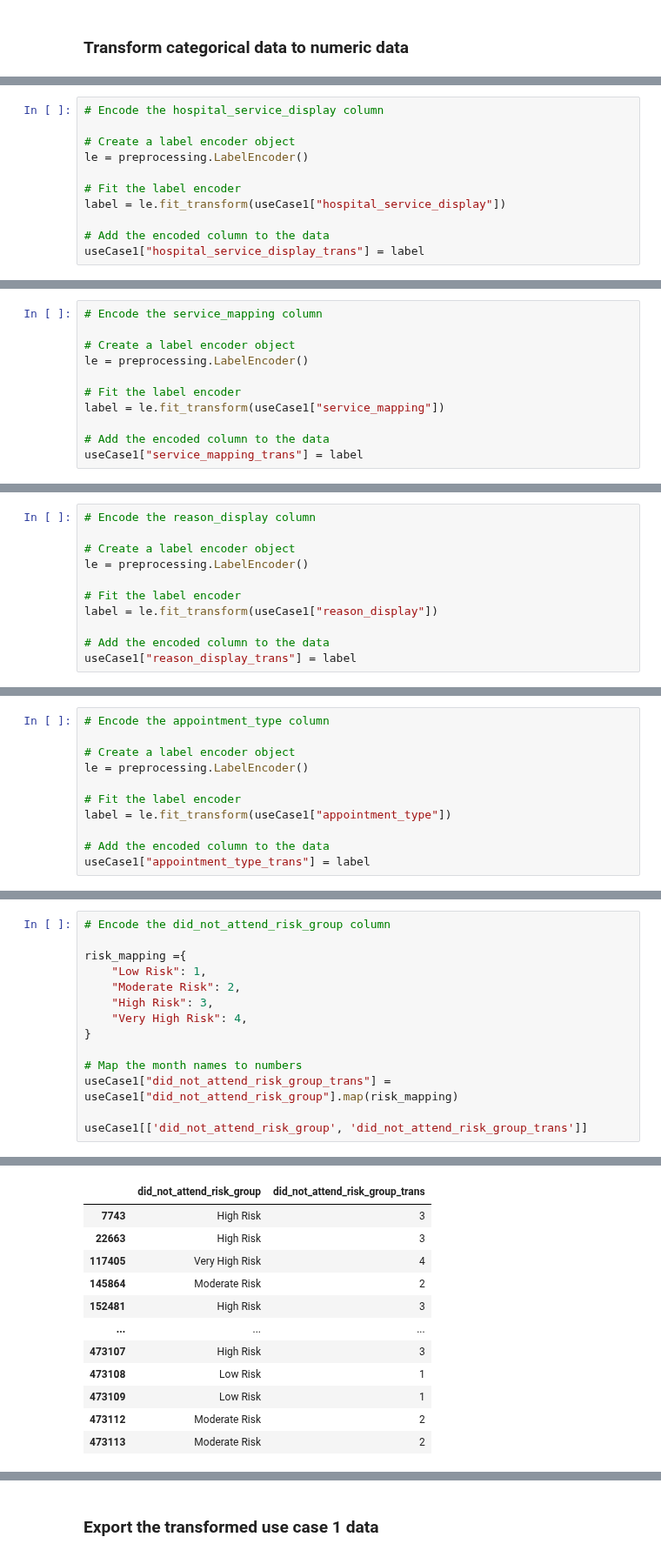
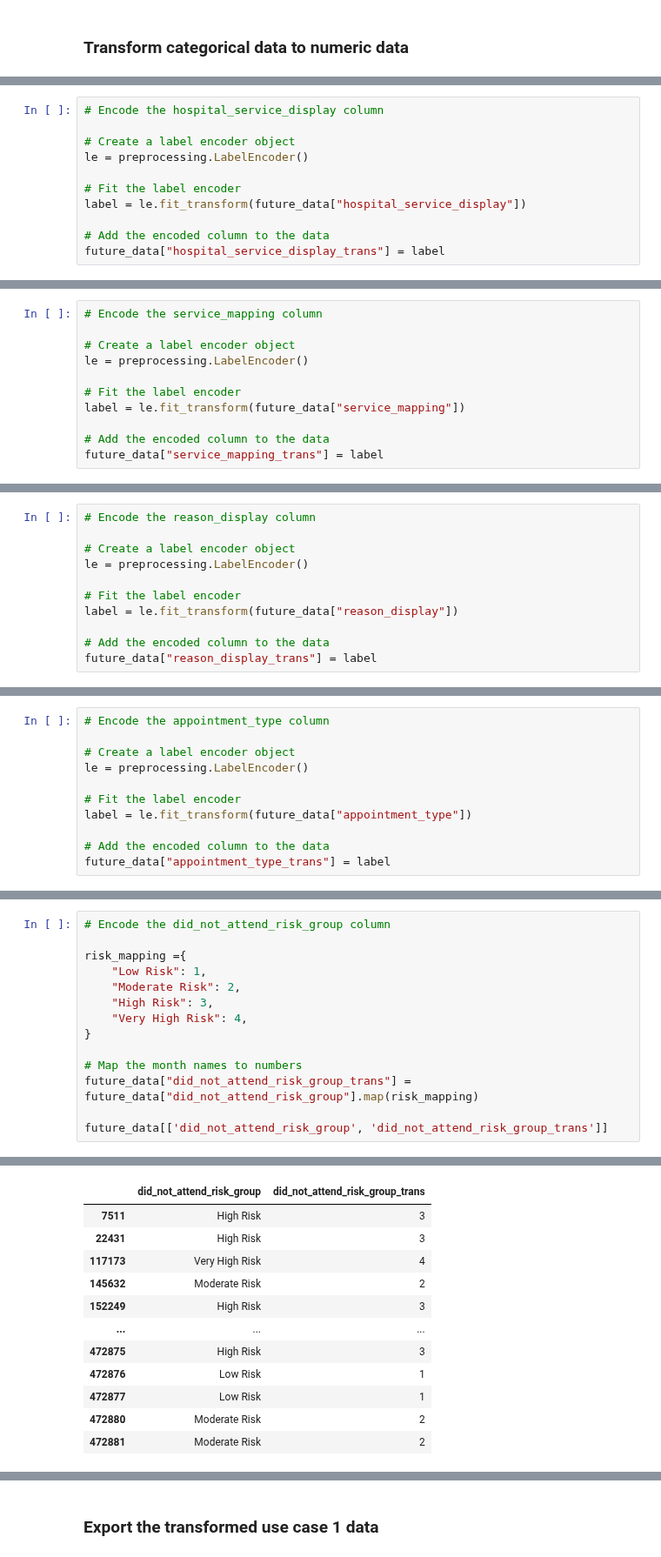
Before and after one commit to hallucinojenlee/hds_dna, a Jupyter notebook: scripts/transform_data_future_appts.ipynb, the cells around one changed output, grey strips where cells are left out. Shown at 87% size. Cells and saved outputs as stored; diff of their text form.

```diff
--- a/scripts/transform_data_future_appts.ipynb
+++ b/scripts/transform_data_future_appts.ipynb
@@ -201,10 +201,10 @@ See the caveats in the documentation: https://pandas.pydata.org/pandas-docs/stab
 le = preprocessing.LabelEncoder()
 
 # Fit the label encoder
-label = le.fit_transform(useCase1["hospital_service_display"])
+label = le.fit_transform(future_data["hospital_service_display"])
 
 # Add the encoded column to the data
-useCase1["hospital_service_display_trans"] = label
+future_data["hospital_service_display_trans"] = label
 # %% [output]
 A value is trying to be set on a copy of a slice from a DataFrame.
 Try using .loc[row_indexer,col_indexer] = value instead
@@ -218,10 +218,10 @@ See the caveats in the documentation: https://pandas.pydata.org/pandas-docs/stab
 le = preprocessing.LabelEncoder()
 
 # Fit the label encoder
-label = le.fit_transform(useCase1["service_mapping"])
+label = le.fit_transform(future_data["service_mapping"])
 
 # Add the encoded column to the data
-useCase1["service_mapping_trans"] = label
+future_data["service_mapping_trans"] = label
 # %% [output]
 A value is trying to be set on a copy of a slice from a DataFrame.
 Try using .loc[row_indexer,col_indexer] = value instead
@@ -235,10 +235,10 @@ See the caveats in the documentation: https://pandas.pydata.org/pandas-docs/stab
 le = preprocessing.LabelEncoder()
 
 # Fit the label encoder
-label = le.fit_transform(useCase1["reason_display"])
+label = le.fit_transform(future_data["reason_display"])
 
 # Add the encoded column to the data
-useCase1["reason_display_trans"] = label
+future_data["reason_display_trans"] = label
 # %% [output]
 A value is trying to be set on a copy of a slice from a DataFrame.
 Try using .loc[row_indexer,col_indexer] = value instead
@@ -252,10 +252,10 @@ See the caveats in the documentation: https://pandas.pydata.org/pandas-docs/stab
 le = preprocessing.LabelEncoder()
 
 # Fit the label encoder
-label = le.fit_transform(useCase1["appointment_type"])
+label = le.fit_transform(future_data["appointment_type"])
 
 # Add the encoded column to the data
-useCase1["appointment_type_trans"] = label
+future_data["appointment_type_trans"] = label
 # %% [output]
 A value is trying to be set on a copy of a slice from a DataFrame.
 Try using .loc[row_indexer,col_indexer] = value instead
@@ -273,9 +273,9 @@ risk_mapping ={
 }
 
 # Map the month names to numbers
-useCase1["did_not_attend_risk_group_trans"] = useCase1["did_not_attend_risk_group"].map(risk_mapping)
+future_data["did_not_attend_risk_group_trans"] = future_data["did_not_attend_risk_group"].map(risk_mapping)
 
-useCase1[['did_not_attend_risk_group', 'did_not_attend_risk_group_trans']]
+future_data[['did_not_attend_risk_group', 'did_not_attend_risk_group_trans']]
 # %% [output]
 A value is trying to be set on a copy of a slice from a DataFrame.
 Try using .loc[row_indexer,col_indexer] = value instead
@@ -285,14 +285,14 @@ See the caveats in the documentation: https://pandas.pydata.org/pandas-docs/stab
 |  | did_not_attend_risk_group | did_not_attend_risk_group_trans |
-| 7743 | High Risk | 3 |
-| 22663 | High Risk | 3 |
-| 117405 | Very High Risk | 4 |
-| 145864 | Moderate Risk | 2 |
-| 152481 | High Risk | 3 |
+| 7511 | High Risk | 3 |
+| 22431 | High Risk | 3 |
+| 117173 | Very High Risk | 4 |
+| 145632 | Moderate Risk | 2 |
+| 152249 | High Risk | 3 |
 | ... | ... | ... |
-| 473107 | High Risk | 3 |
-| 473108 | Low Risk | 1 |
-| 473109 | Low Risk | 1 |
-| 473112 | Moderate Risk | 2 |
-| 473113 | Moderate Risk | 2 |
+| 472875 | High Risk | 3 |
+| 472876 | Low Risk | 1 |
+| 472877 | Low Risk | 1 |
+| 472880 | Moderate Risk | 2 |
+| 472881 | Moderate Risk | 2 |
 15841 rows × 2 columns
 # %%
```
Also changed, not shown: parts of 13 cells of this notebook, 1 other file.
